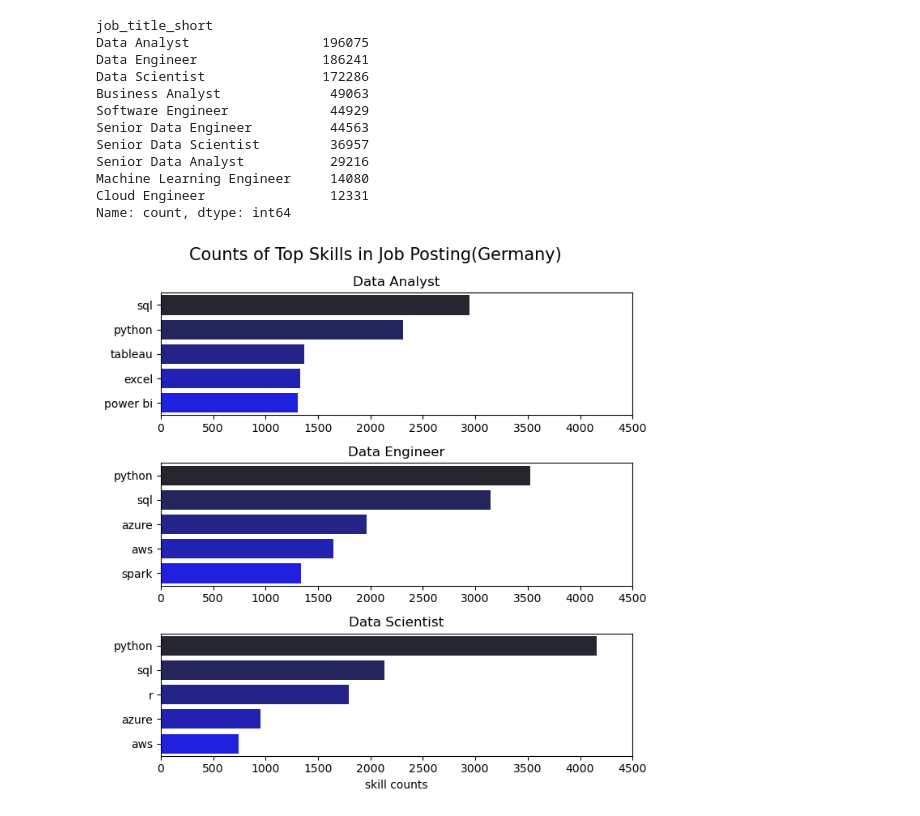
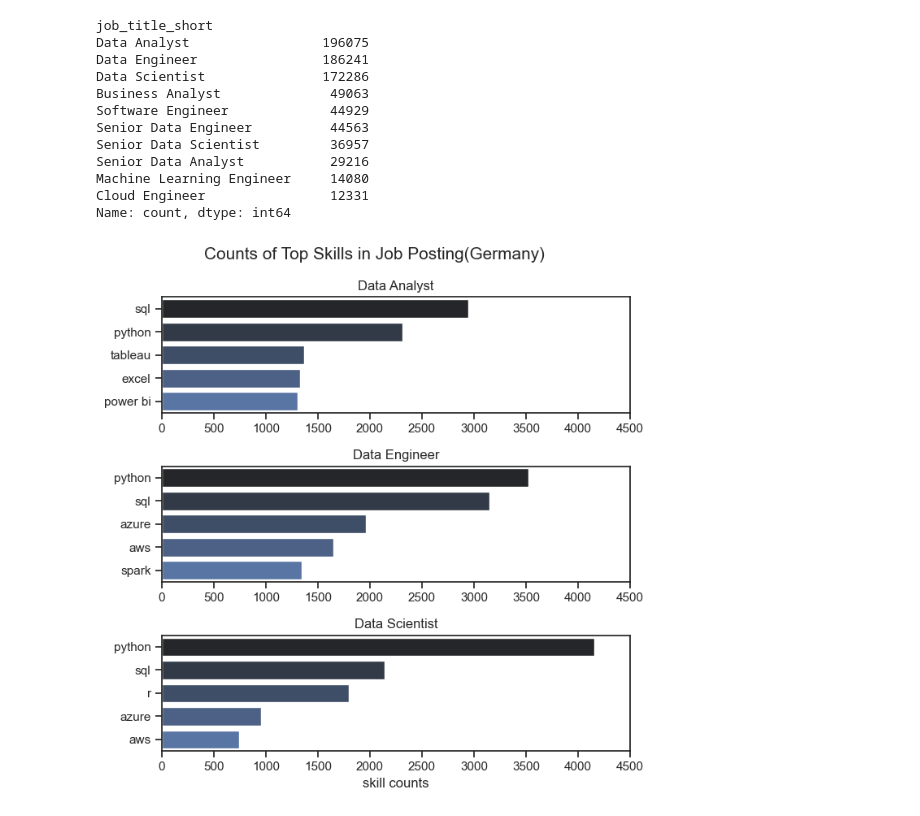
Before and after one commit to AungHtet2/Data-Analyst, a Jupyter notebook: 5.project/2.skill_count.ipynb, the cells around one changed output. Drawn from its saved outputs; the diff is of its cells as text; code cells hidden in the pictures.

```diff
--- a/5.project/2.skill_count.ipynb
+++ b/5.project/2.skill_count.ipynb
@@ -43,28 +43,29 @@ Name: count, dtype: int64
 # %%
 df_GER = df[df['job_country'] == 'Germany'].copy()
 df_skills = df_GER.explode('job_skills')
 
 df_skill_count_Ger = df_skills.groupby(['job_title_short','job_skills']).size()
 df_skill_count_Ger = df_skill_count_Ger.reset_index(name='skill counts').sort_values(by='skill counts',ascending=False)
 
 
 job_titles = ['Data Analyst','Data Engineer','Data Scientist']
 
+sns.set_theme(style='ticks')
 fig, ax = plt.subplots(3,1, figsize=(7, 7))
 
 for i,job_titles in enumerate(job_titles):
     df_Ger_plot = df_skill_count_Ger[df_skill_count_Ger['job_title_short'] == job_titles].head(5)
     #df_Ger_plot.plot(kind='barh', x='job_skills', y='skill counts', ax=ax[i], title=job_titles)
     sns.barplot(data=df_Ger_plot, x='skill counts', y='job_skills', ax=ax[i], hue='job_skills', palette='dark:b')
     #ax[i].invert_yaxis()
     ax[i].set_xlim(0,4500)
     ax[i].set_ylabel("")
     ax[0].set_xlabel("")
     ax[1].set_xlabel("")
     ax[i].set_title(job_titles, fontsize=12)
 
 plt.suptitle('Counts of Top Skills in Job Posting(Germany)', fontsize=15)
 plt.tight_layout()
 plt.show()
 # %% [output]
-[figure, old version]
+[figure, new version]
```
Also changed, not shown: parts of 1 cell of this notebook, 3 other files.
